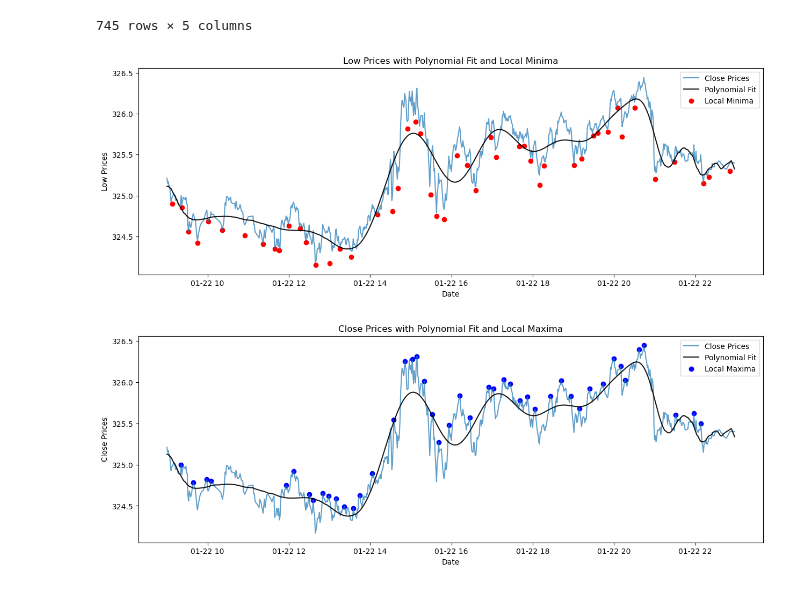
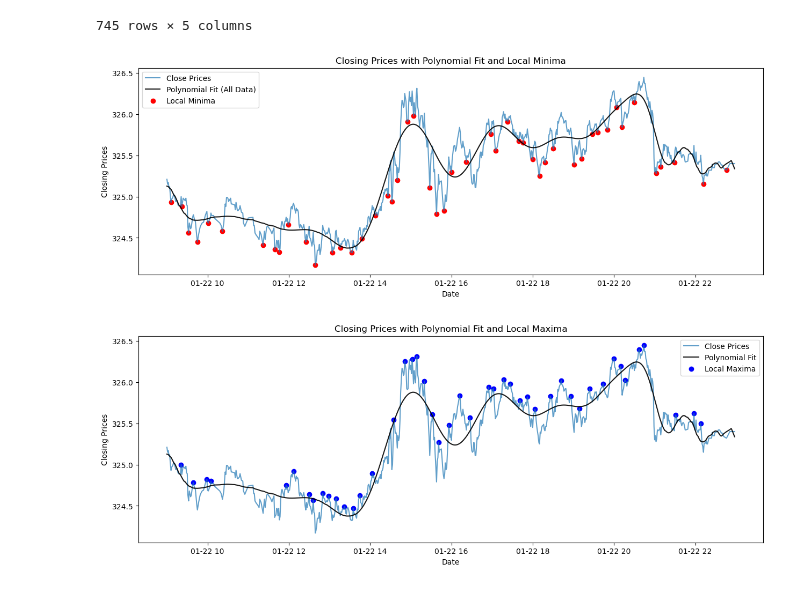
Before and after one commit to dahmadi/TheTrendIsYourFriend, a Jupyter notebook: TrendIsYourFriend.ipynb, the cells around one changed output. Saved outputs shown, nothing was run; the diff lists cells and outputs as text; code cells hidden in the pictures.

Commit message:
changed data from low to close

```diff
--- a/TrendIsYourFriend.ipynb
+++ b/TrendIsYourFriend.ipynb
@@ -89,35 +89,52 @@ updated_ticker_data
 # Convert the index to datetime
 updated_ticker_data.index = pd.to_datetime(updated_ticker_data.index)
 # %%
+# Find local minima indices using scipy's argrelextrema
+minima_indices = argrelextrema(updated_ticker_data['close'].values[:min_length], np.less, order=5)[0]
+
+# Create a new DataFrame for local minima
+local_minima_df = pd.DataFrame({
+    'Date': updated_ticker_data.index[minima_indices],
+    'Close': updated_ticker_data['close'].iloc[minima_indices]
+})
+
+# Calculate polynomial fit for local minima
+x_data_minima = np.arange(len(local_minima_df))
+polynomial_degree_minima = 100  # Adjust as needed
+polynomial_coefficients_minima = np.polyfit(x_data_minima, local_minima_df['Close'], polynomial_degree_minima)
+y_polynomial_minima = np.polyval(polynomial_coefficients_minima, x_data_minima)
+
+# Add polynomial fit values to the DataFrame
+local_minima_df['Polynomial Fit'] = y_polynomial_minima
+
 # Plot the stock data, polynomial fit, and local minima
 plt.figure(figsize=(15, 5))
 
 # Plot the close prices
-min_length = min(len(updated_ticker_data.index), len(updated_ticker_data['close']))
 plt.plot(updated_ticker_data.index[:min_length], updated_ticker_data['close'][:min_length], label='Close Prices', alpha=0.7)
 
-# Polynomial fit
+# Polynomial fit for all data
 x_data = np.arange(min_length)
 polynomial_degree = 100  # Adjust as needed
-polynomial_coefficients = np.polyfit(x_data, updated_ticker_data['low'][:min_length], polynomial_degree)
+polynomial_coefficients = np.polyfit(x_data, updated_ticker_data['close'][:min_length], polynomial_degree)
 y_polynomial = np.polyval(polynomial_coefficients, x_data)
 
-# Plot the polynomial fit
-plt.plot(updated_ticker_data.index[:min_length], y_polynomial, '-', markersize=1.0, color='black', alpha=0.9, label='Polynomial Fit')
-
-# Find local minima indices using scipy's argrelextrema
-minima_indices = argrelextrema(updated_ticker_data['low'].values[:min_length], np.less, order=5)[0]
+# Plot the polynomial fit for all data
+plt.plot(updated_ticker_data.index[:min_length], y_polynomial, '-', markersize=1.0, color='black', alpha=0.9, label='Polynomial Fit (All Data)')
 
 # Plot red dots at local minima
-plt.scatter(updated_ticker_data.index[minima_indices], updated_ticker_data['low'].iloc[minima_indices], color='red', label='Local Minima')
+plt.scatter(local_minima_df['Date'], local_minima_df['Close'], color='red', label='Local Minima')
 
-plt.title('Low Prices with Polynomial Fit and Local Minima')
+plt.title('Closing Prices with Polynomial Fit and Local Minima')
 plt.xlabel('Date')
-plt.ylabel('Low Prices')
+plt.ylabel('Closing Prices')
 plt.legend()
 plt.show()
+
+# Display the DataFrame with local minima values and polynomial fit
+#print(local_minima_df)
 # %% [output]
-[figure, old version]
+[figure, new version]
 # %%
 # Plot the stock data, polynomial fit, and local minima and maxima
 plt.figure(figsize=(15, 5))
```
Also changed, not shown: parts of 1 cell of this notebook.
